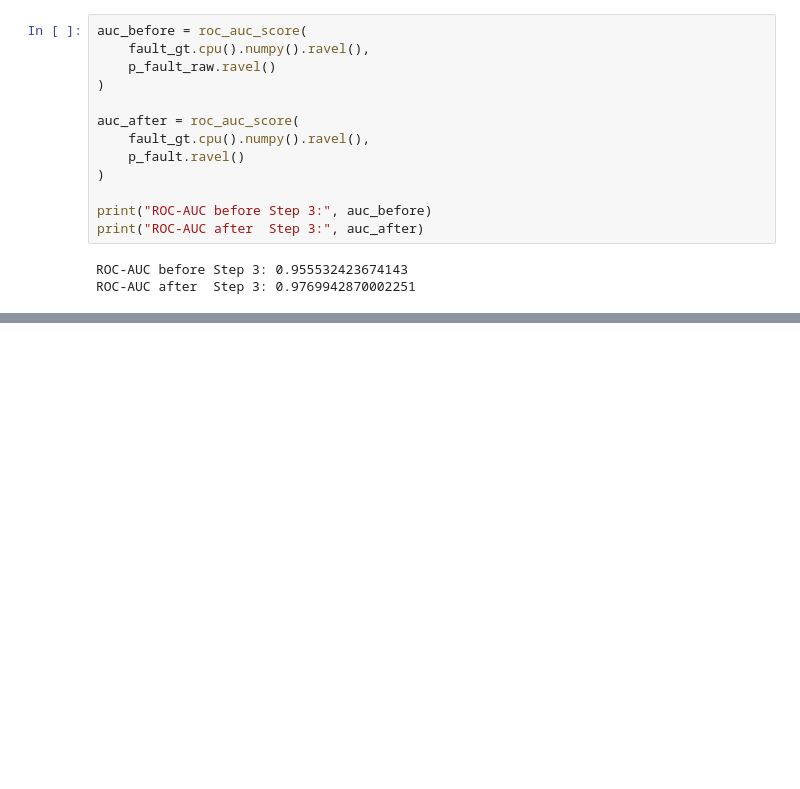
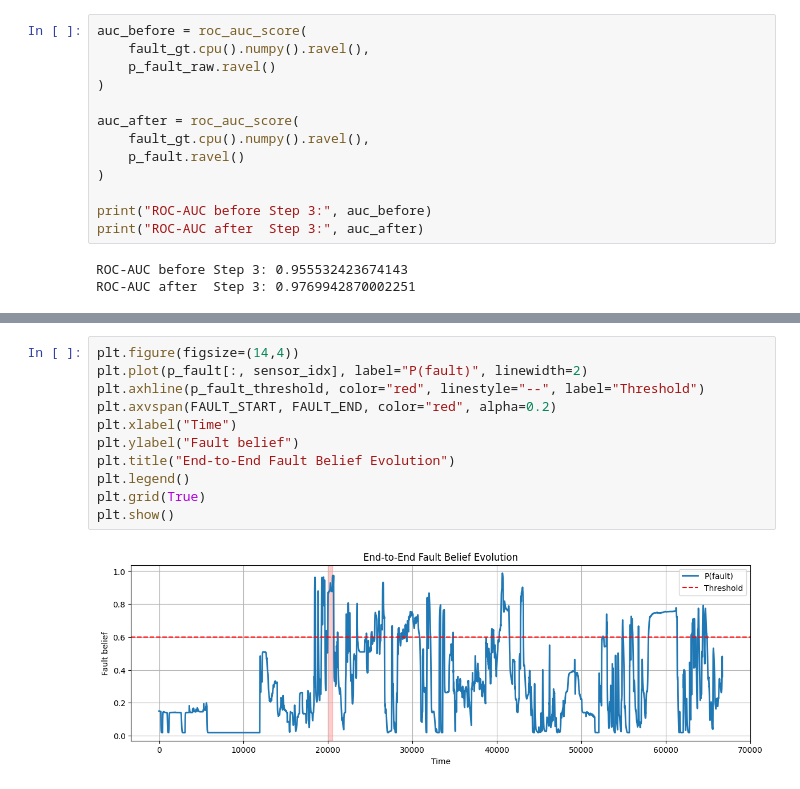
Before and after one commit to prateek-g-bit/Fault-Tolerance-System, a Jupyter notebook: fault-tolerant-system-v1.ipynb, the cells around one changed output, grey strips where cells are left out. Saved outputs shown, nothing was run; the diff lists cells and outputs as text; blank space fills up the shorter version.

Commit message:
Kaggle Notebook | fault_tolerant_system_v1 | Version Final

```diff
--- a/fault-tolerant-system-v1.ipynb
+++ b/fault-tolerant-system-v1.ipynb
@@ -1515,0 +1770,13 @@ ROC-AUC after  Step 3: 0.9769942870002251
+# %%
+plt.figure(figsize=(14,4))
+plt.plot(p_fault[:, sensor_idx], label="P(fault)", linewidth=2)
+plt.axhline(p_fault_threshold, color="red", linestyle="--", label="Threshold")
+plt.axvspan(FAULT_START, FAULT_END, color="red", alpha=0.2)
+plt.xlabel("Time")
+plt.ylabel("Fault belief")
+plt.title("End-to-End Fault Belief Evolution")
+plt.legend()
+plt.grid(True)
+plt.show()
+# %% [output]
+[figure, added]
```
Also changed, not shown: parts of 19 cells of this notebook.
